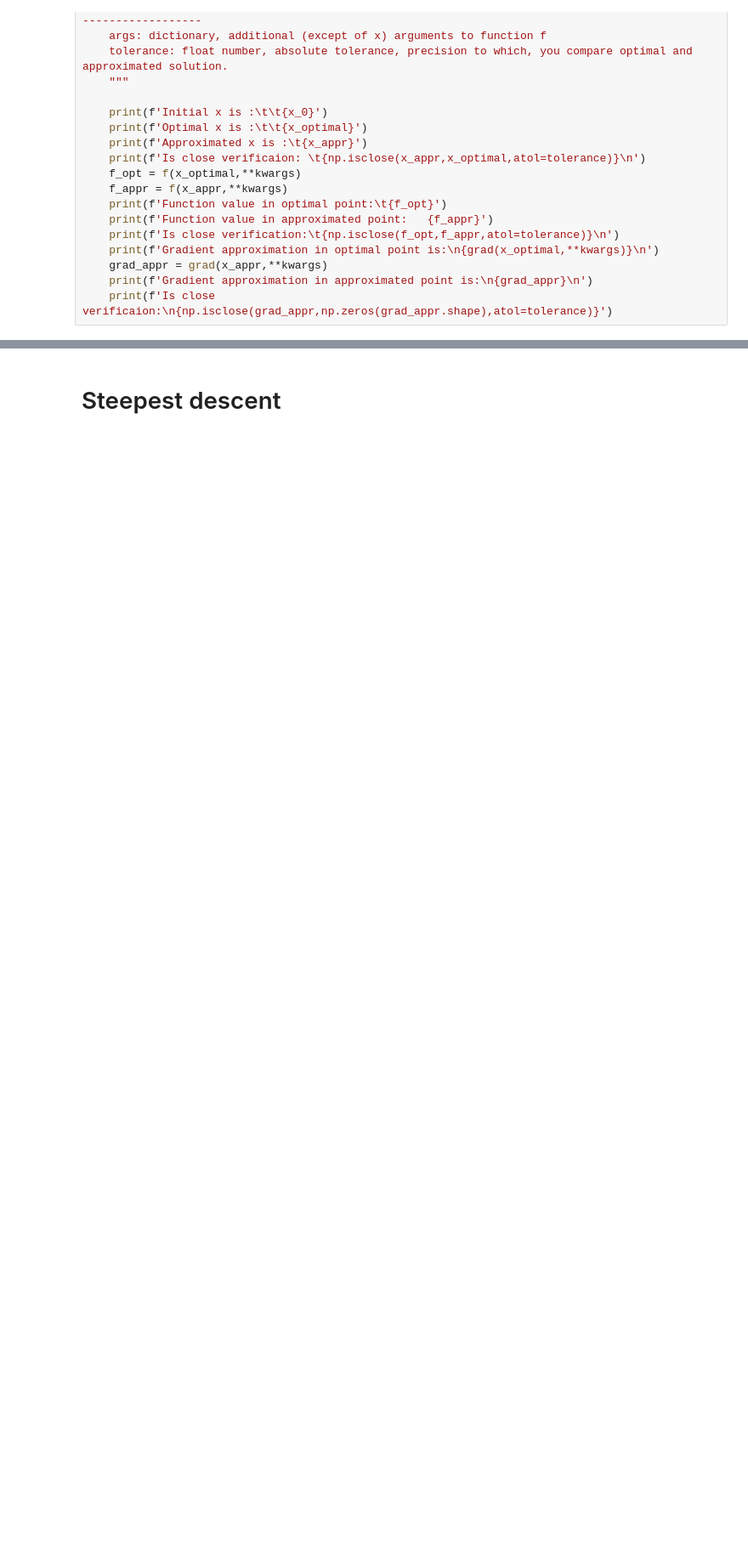
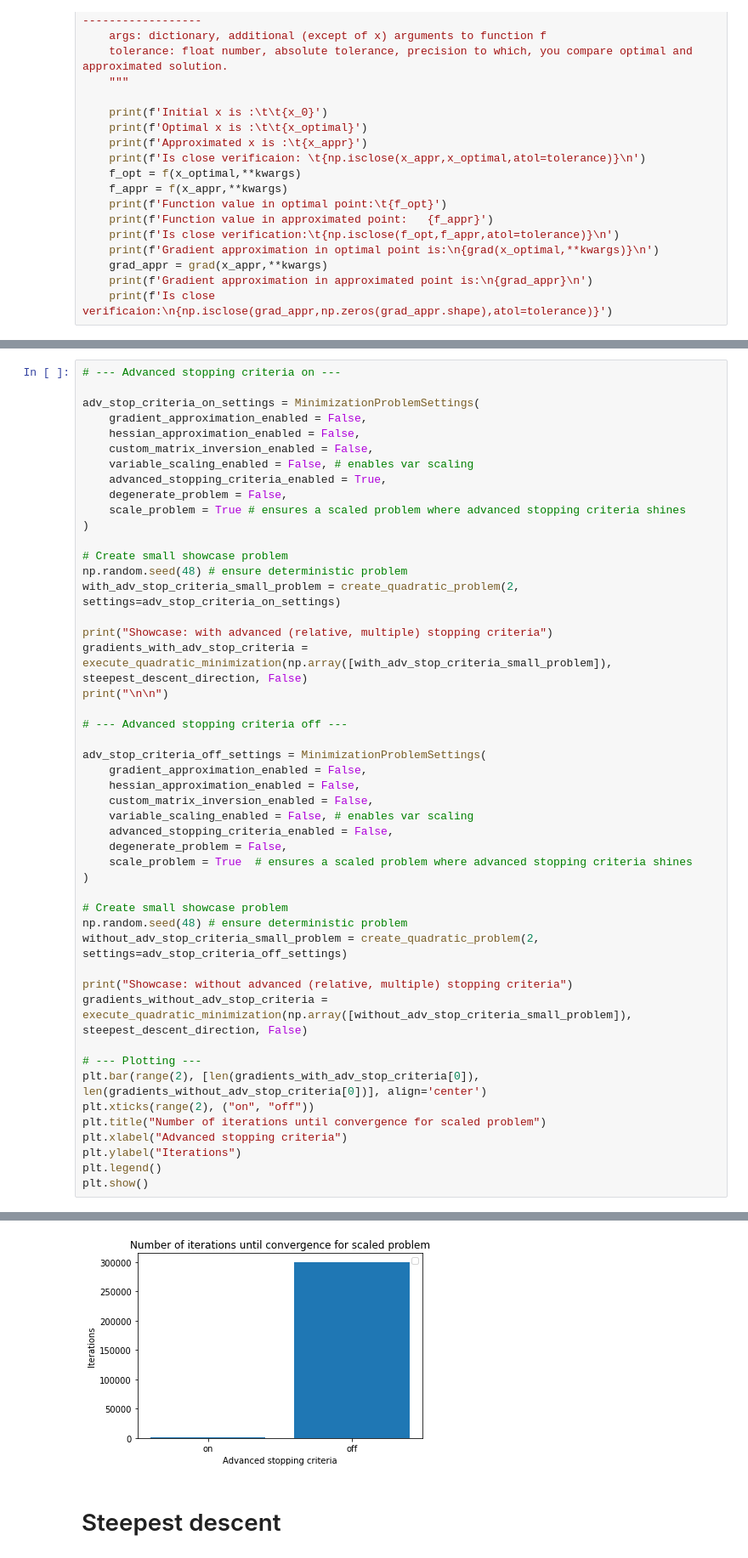
Before and after one commit to rendstrasser/num-opt-group-project, a Jupyter notebook: submission.ipynb, the cells around one changed output, grey strips where cells are left out. Shown at 85% size. Drawn from its saved outputs; the diff is of its cells as text; blank space fills up the shorter version.

Commit message:
*added* showcase for advanced stopping criteria

```diff
--- a/submission.ipynb
+++ b/submission.ipynb
@@ -370,0 +386,49 @@ Iterations required: 20441
+# %%
+# --- Advanced stopping criteria on ---
+
+adv_stop_criteria_on_settings = MinimizationProblemSettings(
+    gradient_approximation_enabled = False,
+    hessian_approximation_enabled = False,
+    custom_matrix_inversion_enabled = False,
+    variable_scaling_enabled = False, # enables var scaling
+    advanced_stopping_criteria_enabled = True,
+    degenerate_problem = False,
+    scale_problem = True # ensures a scaled problem where advanced stopping criteria shines
+)
+
+# Create small showcase problem
+np.random.seed(48) # ensure deterministic problem
+with_adv_stop_criteria_small_problem = create_quadratic_problem(2, settings=adv_stop_criteria_on_settings)
+
+print("Showcase: with advanced (relative, multiple) stopping criteria")
+gradients_with_adv_stop_criteria = execute_quadratic_minimization(np.array([with_adv_stop_criteria_small_problem]), steepest_descent_direction, False)
+print("\n\n")
+
+# --- Advanced stopping criteria off ---
+
+adv_stop_criteria_off_settings = MinimizationProblemSettings(
+    gradient_approximation_enabled = False,
+    hessian_approximation_enabled = False,
+    custom_matrix_inversion_enabled = False,
+    variable_scaling_enabled = False, # enables var scaling
+    advanced_stopping_criteria_enabled = False,
+    degenerate_problem = False,
+    scale_problem = True  # ensures a scaled problem where advanced stopping criteria shines
+)
+
+# Create small showcase problem
+np.random.seed(48) # ensure deterministic problem
+without_adv_stop_criteria_small_problem = create_quadratic_problem(2, settings=adv_stop_criteria_off_settings)
+
+print("Showcase: without advanced (relative, multiple) stopping criteria")
+gradients_without_adv_stop_criteria = execute_quadratic_minimization(np.array([without_adv_stop_criteria_small_problem]), steepest_descent_direction, False)
+
+# --- Plotting ---
+plt.bar(range(2), [len(gradients_with_adv_stop_criteria[0]), len(gradients_without_adv_stop_criteria[0])], align='center')
+plt.xticks(range(2), ("on", "off"))
+plt.title("Number of iterations until convergence for scaled problem")
+plt.xlabel("Advanced stopping criteria")
+plt.ylabel("Iterations")
+plt.legend()
+plt.show()
+# %% [output]
@@ -371,3 +452,4 @@ Iterations required: 20441
+[figure, added]
 # %% [markdown]
 # Steepest descent
 # %%
```
Also changed, not shown: parts of 16 cells of this notebook, 3 other files.
